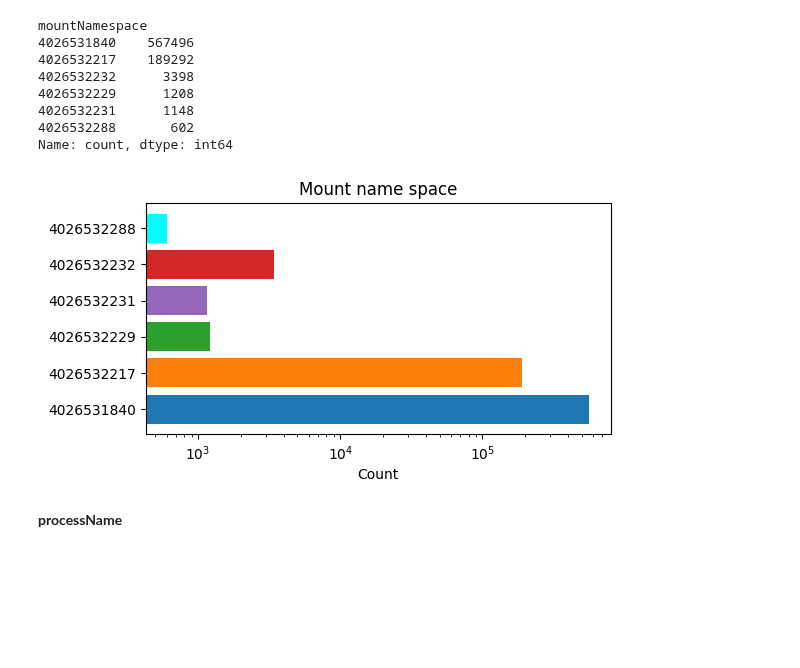
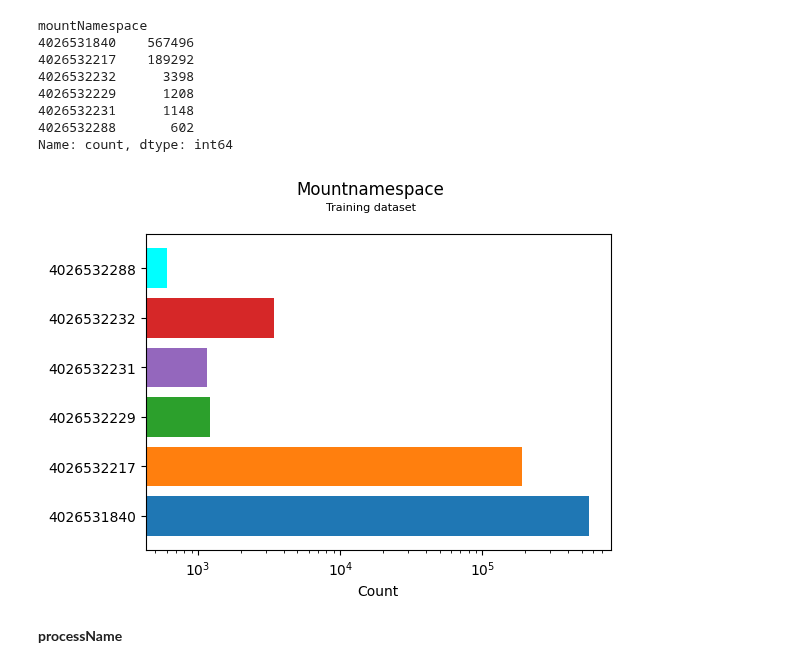
Before and after one commit to moryba/Beth-project, a Jupyter notebook: Data analysis/data analysis.ipynb, the cells around one changed output. Cells and saved outputs as stored; diff of their text form; code cells hidden in the pictures; blank space fills up the shorter version.

```diff
--- a/Data analysis/data analysis.ipynb
+++ b/Data analysis/data analysis.ipynb
@@ -231,24 +255,26 @@ Name: count, dtype: int64
 # %%
 mountNamespace_train = train_data.groupby(['mountNamespace'])[['timestamp']].count()
 # %%
-fig, ax = plt.subplots(figsize=(6,3))
+fig, ax = plt.subplots(figsize=(6,4))
 labels = mountNamespace_train.index.values.astype('str')
 counts = mountNamespace_train.timestamp.values
 bar_labels = ['blue','orange','green','purple','red','cyan']
 bar_colors = ['tab:blue', 'tab:orange','tab:green', 'tab:purple','tab:red', 'cyan']
 
 
 y_pos = np.arange(len(labels))
 ax.barh(labels, counts, label=bar_labels, color=bar_colors)
 plt.xticks(y_pos, labels)
 ax.set_xlabel('Count')
 
-ax.set_title('Mount name space')
 # ax.legend(title='User Id')
 ax.set_xscale('log')
+plt.title('Mountnamespace', size=12, ha="center", transform=fig.transFigure)
+plt.suptitle('Training dataset', size=8, ha="center", transform=fig.transFigure)
+plt.subplots_adjust(top=0.9, wspace=0.3)
 plt.show()
 # %% [output]
-[figure, old version]
+[figure, new version]
 # %% [markdown]
 **processName**
 # %%
```
Also changed, not shown: parts of 14 cells of this notebook, 6 other files.
